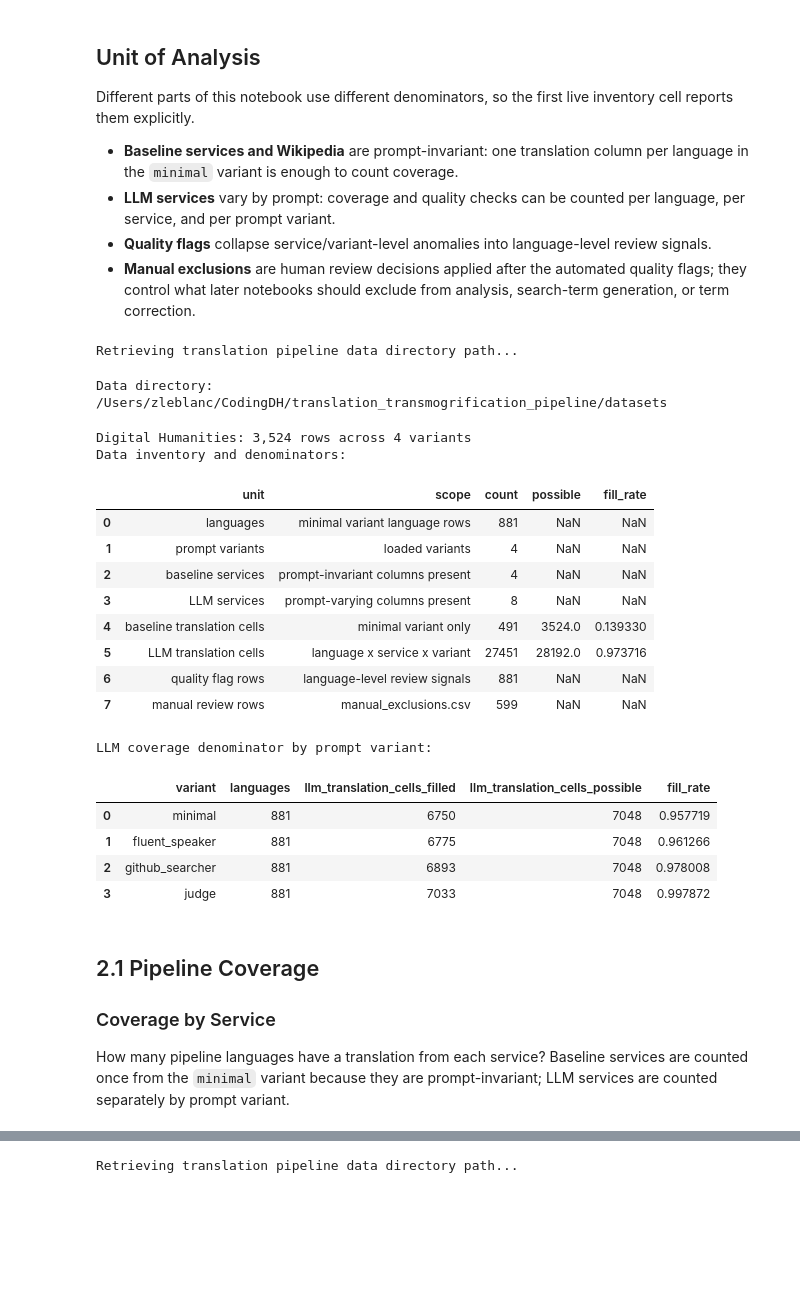
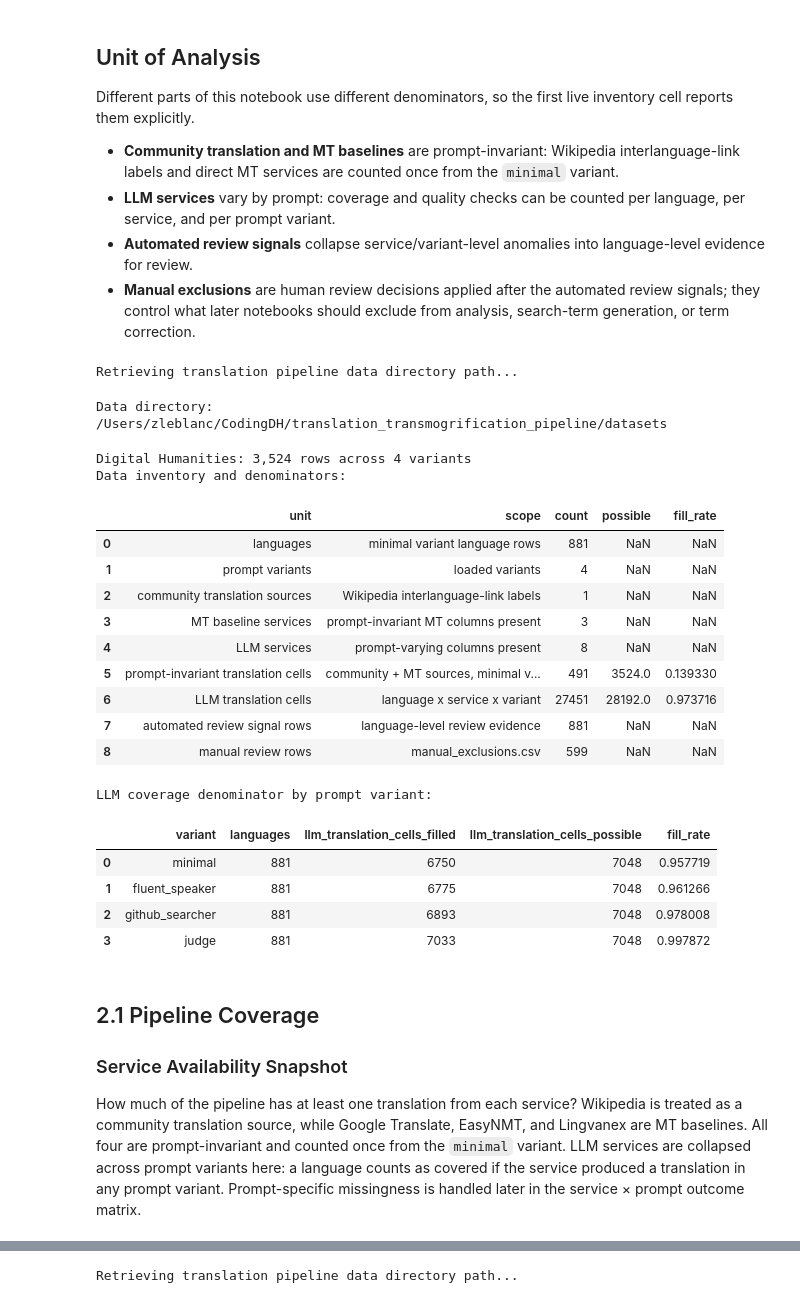
Before and after one commit to CodingDH/translation-transmogrification-pipeline, a Jupyter notebook: notebooks/02_translation_overview.ipynb, the cells around one changed output, grey strips where cells are left out. Cells and saved outputs as stored; diff of their text form; code cells hidden in the pictures; blank space fills up the shorter version.

```diff
--- a/notebooks/02_translation_overview.ipynb
+++ b/notebooks/02_translation_overview.ipynb
@@ -15,10 +15,10 @@ It asks:
 
 Different parts of this notebook use different denominators, so the first live inventory cell reports them explicitly.
 
-- **Baseline services and Wikipedia** are prompt-invariant: one translation column per language in the `minimal` variant is enough to count coverage.
+- **Community translation and MT baselines** are prompt-invariant: Wikipedia interlanguage-link labels and direct MT services are counted once from the `minimal` variant.
 - **LLM services** vary by prompt: coverage and quality checks can be counted per language, per service, and per prompt variant.
-- **Quality flags** collapse service/variant-level anomalies into language-level review signals.
-- **Manual exclusions** are human review decisions applied after the automated quality flags; they control what later notebooks should exclude from analysis, search-term generation, or term correction.
+- **Automated review signals** collapse service/variant-level anomalies into language-level evidence for review.
+- **Manual exclusions** are human review decisions applied after the automated review signals; they control what later notebooks should exclude from analysis, search-term generation, or term correction.
 # %%
 import os
 import sys
@@ -37,12 +37,20 @@ TERMS = ["Digital Humanities"]
 TARGET_TERMS = TERMS
 VARIANTS = ["minimal", "fluent_speaker", "github_searcher", "judge"]
 
-BASELINE_SERVICES = {
+COMMUNITY_TRANSLATION_SERVICES = {
     "Wikipedia": "wikipedia_translated_term",
+}
+MT_BASELINE_SERVICES = {
     "Google Translate": "gt_translated_term",
     "EasyNMT": "enmt_translated_term",
     "Lingvanex": "lingvanex_translated_term",
 }
+PROMPT_INVARIANT_SERVICES = {**COMMUNITY_TRANSLATION_SERVICES, **MT_BASELINE_SERVICES}
+
+# Backward-compatible alias used by older cells; notebook prose avoids calling
+# Wikipedia a baseline.
+BASELINE_SERVICES = PROMPT_INVARIANT_SERVICES
+
 LLM_SERVICES = {
     "OpenAI":   "openai_translated_term",
     "Claude":   "claude_translated_term",
@@ -83,11 +91,13 @@ all_terms_df = all_dfs[term]
 ref = all_terms_df[all_terms_df["prompt_variant"] == VARIANTS[0]].copy()
 n_lang = ref["language_code"].nunique()
 
-baseline_cols = {s: c for s, c in BASELINE_SERVICES.items() if c in ref.columns}
+community_cols = {s: c for s, c in COMMUNITY_TRANSLATION_SERVICES.items() if c in ref.columns}
+mt_baseline_cols = {s: c for s, c in MT_BASELINE_SERVICES.items() if c in ref.columns}
+prompt_invariant_cols = {**community_cols, **mt_baseline_cols}
 llm_cols = {s: c for s, c in LLM_SERVICES.items() if c in all_terms_df.columns}
 
-baseline_possible = n_lang * len(baseline_cols)
-baseline_present = int(sum(ref[col].notna().sum() for col in baseline_cols.values()))
+prompt_invariant_possible = n_lang * len(prompt_invariant_cols)
+prompt_invariant_present = int(sum(ref[col].notna().sum() for col in prompt_invariant_cols.values()))
 
 llm_possible = 0
 llm_present = 0
@@ -106,45 +116,47 @@ for variant in VARIANTS:
         "llm_translation_cells_possible": v_possible,
         "fill_rate": v_present / v_possible if v_possible else 0,
     })
 
 inventory_rows = [
     {"unit": "languages", "scope": "minimal variant language rows", "count": n_lang},
     {"unit": "prompt variants", "scope": "loaded variants", "count": all_terms_df["prompt_variant"].nunique()},
-    {"unit": "baseline services", "scope": "prompt-invariant columns present", "count": len(baseline_cols)},
+    {"unit": "community translation sources", "scope": "Wikipedia interlanguage-link labels", "count": len(community_cols)},
+    {"unit": "MT baseline services", "scope": "prompt-invariant MT columns present", "count": len(mt_baseline_cols)},
     {"unit": "LLM services", "scope": "prompt-varying columns present", "count": len(llm_cols)},
-    {"unit": "baseline translation cells", "scope": "minimal variant only", "count": baseline_present, "possible": baseline_possible, "fill_rate": baseline_present / baseline_possible if baseline_possible else 0},
+    {"unit": "prompt-invariant translation cells", "scope": "community + MT sources, minimal variant only", "count": prompt_invariant_present, "possible": prompt_invariant_possible, "fill_rate": prompt_invariant_present / prompt_invariant_possible if prompt_invariant_possible else 0},
     {"unit": "LLM translation cells", "scope": "language x service x variant", "count": llm_present, "possible": llm_possible, "fill_rate": llm_present / llm_possible if llm_possible else 0},
 ]
 
 eval_dir = os.path.join(DATA_DIR, "translated_terms", term_slug, "evaluation")
-flags_path = os.path.join(eval_dir, "quality_flags.csv")
+signals_path = os.path.join(eval_dir, "automated_review_signals.csv")
 manual_path = os.path.join(eval_dir, "manual_exclusions.csv")
-if os.path.exists(flags_path):
-    _qf_rows = len(pd.read_csv(flags_path, converters={"language_code": str}))
-    inventory_rows.append({"unit": "quality flag rows", "scope": "language-level review signals", "count": _qf_rows})
+if os.path.exists(signals_path):
+    _signal_rows = len(pd.read_csv(signals_path, converters={"language_code": str}))
+    inventory_rows.append({"unit": "automated review signal rows", "scope": "language-level review evidence", "count": _signal_rows})
 if os.path.exists(manual_path):
     _manual_rows = len(pd.read_csv(manual_path, dtype=str).fillna(""))
     inventory_rows.append({"unit": "manual review rows", "scope": "manual_exclusions.csv", "count": _manual_rows})
 
 inventory_df = pd.DataFrame(inventory_rows)
 print("Data inventory and denominators:")
 display(inventory_df)
 
 llm_variant_df = pd.DataFrame(llm_variant_rows)
 print("LLM coverage denominator by prompt variant:")
 display(llm_variant_df)
 # %% [output]
 Digital Humanities: 3,524 rows across 4 variants
 Data inventory and denominators:
 |  | unit | scope | count | possible | fill_rate |
 | 0 | languages | minimal variant language rows | 881 | NaN | NaN |
 | 1 | prompt variants | loaded variants | 4 | NaN | NaN |
-| 2 | baseline services | prompt-invariant columns present | 4 | NaN | NaN |
-| 3 | LLM services | prompt-varying columns present | 8 | NaN | NaN |
-| 4 | baseline translation cells | minimal variant only | 491 | 3524.0 | 0.139330 |
-| 5 | LLM translation cells | language x service x variant | 27451 | 28192.0 | 0.973716 |
-| 6 | quality flag rows | language-level review signals | 881 | NaN | NaN |
-| 7 | manual review rows | manual_exclusions.csv | 599 | NaN | NaN |
+| 2 | community translation sources | Wikipedia interlanguage-link labels | 1 | NaN | NaN |
+| 3 | MT baseline services | prompt-invariant MT columns present | 3 | NaN | NaN |
+| 4 | LLM services | prompt-varying columns present | 8 | NaN | NaN |
+| 5 | prompt-invariant translation cells | community + MT sources, minimal v... | 491 | 3524.0 | 0.139330 |
+| 6 | LLM translation cells | language x service x variant | 27451 | 28192.0 | 0.973716 |
+| 7 | automated review signal rows | language-level review evidence | 881 | NaN | NaN |
+| 8 | manual review rows | manual_exclusions.csv | 599 | NaN | NaN |
 LLM coverage denominator by prompt variant:
 |  | variant | languages | llm_translation_cells_filled | llm_translation_cells_possible | fill_rate |
 | 0 | minimal | 881 | 6750 | 7048 | 0.957719 |
@@ -154,8 +166,8 @@ LLM coverage denominator by prompt variant:
 # %% [markdown]
 ## 2.1 Pipeline Coverage
 
-### Coverage by Service
+### Service Availability Snapshot
 
-How many pipeline languages have a translation from each service? Baseline services are counted once from the `minimal` variant because they are prompt-invariant; LLM services are counted separately by prompt variant.
+How much of the pipeline has at least one translation from each service? Wikipedia is treated as a community translation source, while Google Translate, EasyNMT, and Lingvanex are MT baselines. All four are prompt-invariant and counted once from the `minimal` variant. LLM services are collapsed across prompt variants here: a language counts as covered if the service produced a translation in any prompt variant. Prompt-specific missingness is handled later in the service × prompt outcome matrix.
 # %%
 term = TARGET_TERMS[0]
```
Also changed, not shown: parts of 33 cells of this notebook, 17 other files.
